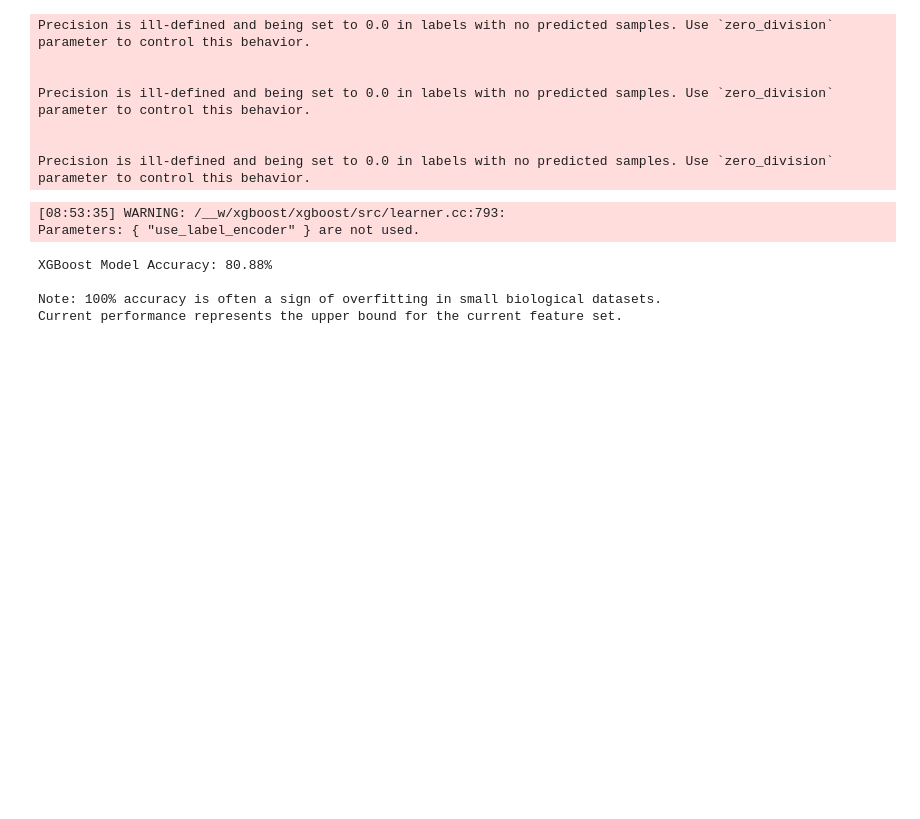
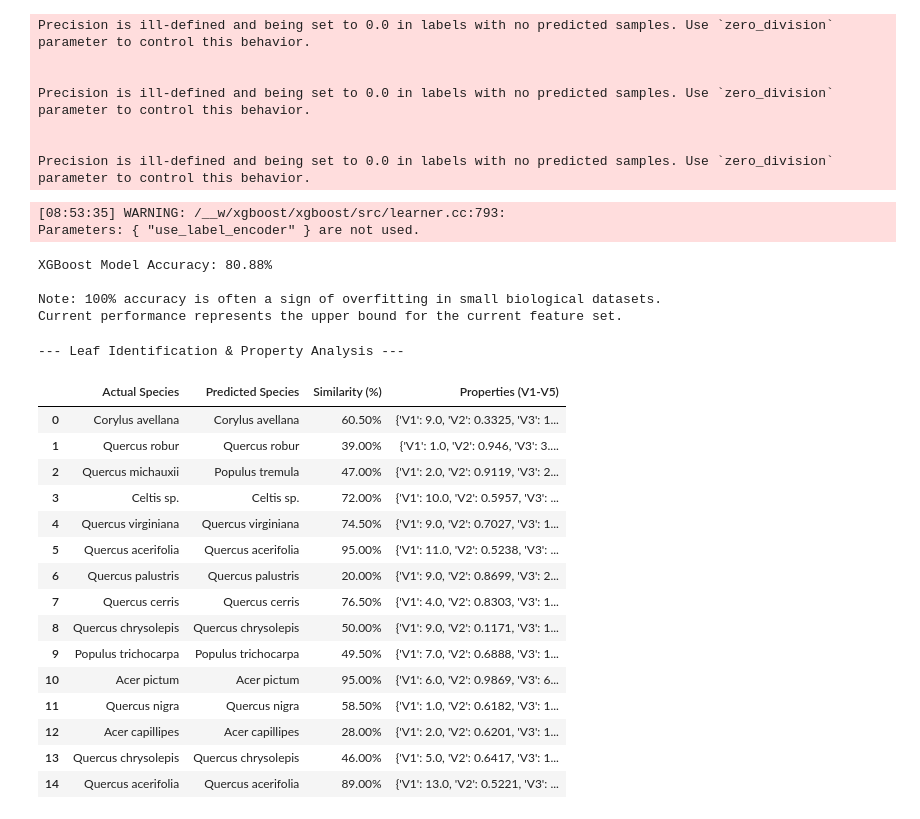
Before and after one commit to sukritghosh886-hub/Tower--of-hanoi, a Jupyter notebook: classification_of_leafs.ipynb, the cells around one changed output. Cells and saved outputs as stored; diff of their text form; code cells hidden in the pictures; blank space fills up the shorter version.

```diff
--- a/classification_of_leafs.ipynb
+++ b/classification_of_leafs.ipynb
@@ -563,3 +563,76 @@ XGBoost Model Accuracy: 80.88%
 
 Note: 100% accuracy is often a sign of overfitting in small biological datasets.
 Current performance represents the upper bound for the current feature set.
+# %%
+import pandas as pd
+import numpy as np
+from sklearn.datasets import fetch_openml
+from sklearn.model_selection import train_test_split
+from sklearn.ensemble import RandomForestClassifier
+
+# 1. Reload and Prepare Data to ensure variables exist
+leaf_data = fetch_openml(name='leaf', version=1, as_frame=True)
+df = leaf_data.frame
+
+species_map = {
+    1: 'Quercus suber', 2: 'Quercus pyrenaica', 3: 'Quercus acerifolia', 4: 'Quercus phellos',
+    5: 'Quercus virginiana', 6: 'Quercus echinoides', 7: 'Quercus shumardii', 8: 'Quercus michauxii',
+    9: 'Quercus palustris', 10: 'Quercus nigra', 11: 'Quercus chrysolepis', 12: 'Quercus cerris',
+    13: 'Quercus bicolor', 14: 'Quercus frainetto', 15: 'Quercus robur', 22: 'Acer campestre',
+    23: 'Acer platanoides', 24: 'Acer saccharum', 25: 'Acer capillipes', 26: 'Acer circinatum',
+    27: 'Acer mono', 28: 'Acer opalustris', 29: 'Acer pictum', 30: 'Acer ginnala',
+    31: 'Acer palmatum', 32: 'Acer rufinerve', 33: 'Acer saccharinum', 34: 'Acer negundo',
+    35: 'Tilia tomentosa', 36: 'Tilia europaea', 16: 'Castanea sativa', 17: 'Celtis sp.',
+    18: 'Corylus avellana', 19: 'Populus nigra', 20: 'Populus tremula', 21: 'Populus trichocarpa'
+}
+df['Species_Name'] = df['Class'].astype(int).map(species_map)
+
+X = df.drop(columns=['Class', 'Species_Name'])
+y = df['Species_Name']
+X_train, X_test, y_train, y_test = train_test_split(X, y, test_size=0.2, random_state=42, stratify=y)
+
+# 2. Train the Model
+model = RandomForestClassifier(n_estimators=200, random_state=42)
+model.fit(X_train, y_train)
+
+# 3. Calculate Results
+probs = model.predict_proba(X_test)
+classes = model.classes_
+results_list = []
+
+for i in range(len(X_test)):
+    max_prob_idx = np.argmax(probs[i])
+    similarity_pct = probs[i][max_prob_idx] * 100
+    predicted_species = classes[max_prob_idx]
+    actual_species = y_test.iloc[i]
+    properties = X_test.iloc[i].to_dict()
+
+    results_list.append({
+        'Actual Species': actual_species,
+        'Predicted Species': predicted_species,
+        'Similarity (%)': f"{similarity_pct:.2f}%",
+        'Properties (V1-V5)': {k: round(v, 4) for k, v in properties.items() if k in ['V1', 'V2', 'V3', 'V4', 'V5']}
+    })
+
+# 4. Display Result Table
+identification_df = pd.DataFrame(results_list)
+print("--- Leaf Identification & Property Analysis ---")
+display(identification_df.head(15))
+# %% [output]
+--- Leaf Identification & Property Analysis ---
+|  | Actual Species | Predicted Species | Similarity (%) | Properties (V1-V5) |
+| 0 | Corylus avellana | Corylus avellana | 60.50% | {'V1': 9.0, 'V2': 0.3325, 'V3': 1... |
+| 1 | Quercus robur | Quercus robur | 39.00% | {'V1': 1.0, 'V2': 0.946, 'V3': 3.... |
+| 2 | Quercus michauxii | Populus tremula | 47.00% | {'V1': 2.0, 'V2': 0.9119, 'V3': 2... |
+| 3 | Celtis sp. | Celtis sp. | 72.00% | {'V1': 10.0, 'V2': 0.5957, 'V3': ... |
+| 4 | Quercus virginiana | Quercus virginiana | 74.50% | {'V1': 9.0, 'V2': 0.7027, 'V3': 1... |
+| 5 | Quercus acerifolia | Quercus acerifolia | 95.00% | {'V1': 11.0, 'V2': 0.5238, 'V3': ... |
+| 6 | Quercus palustris | Quercus palustris | 20.00% | {'V1': 9.0, 'V2': 0.8699, 'V3': 2... |
+| 7 | Quercus cerris | Quercus cerris | 76.50% | {'V1': 4.0, 'V2': 0.8303, 'V3': 1... |
+| 8 | Quercus chrysolepis | Quercus chrysolepis | 50.00% | {'V1': 9.0, 'V2': 0.1171, 'V3': 1... |
+| 9 | Populus trichocarpa | Populus trichocarpa | 49.50% | {'V1': 7.0, 'V2': 0.6888, 'V3': 1... |
+| 10 | Acer pictum | Acer pictum | 95.00% | {'V1': 6.0, 'V2': 0.9869, 'V3': 6... |
+| 11 | Quercus nigra | Quercus nigra | 58.50% | {'V1': 1.0, 'V2': 0.6182, 'V3': 1... |
+| 12 | Acer capillipes | Acer capillipes | 28.00% | {'V1': 2.0, 'V2': 0.6201, 'V3': 1... |
+| 13 | Quercus chrysolepis | Quercus chrysolepis | 46.00% | {'V1': 5.0, 'V2': 0.6417, 'V3': 1... |
+| 14 | Quercus acerifolia | Quercus acerifolia | 89.00% | {'V1': 13.0, 'V2': 0.5221, 'V3': ... |
```
